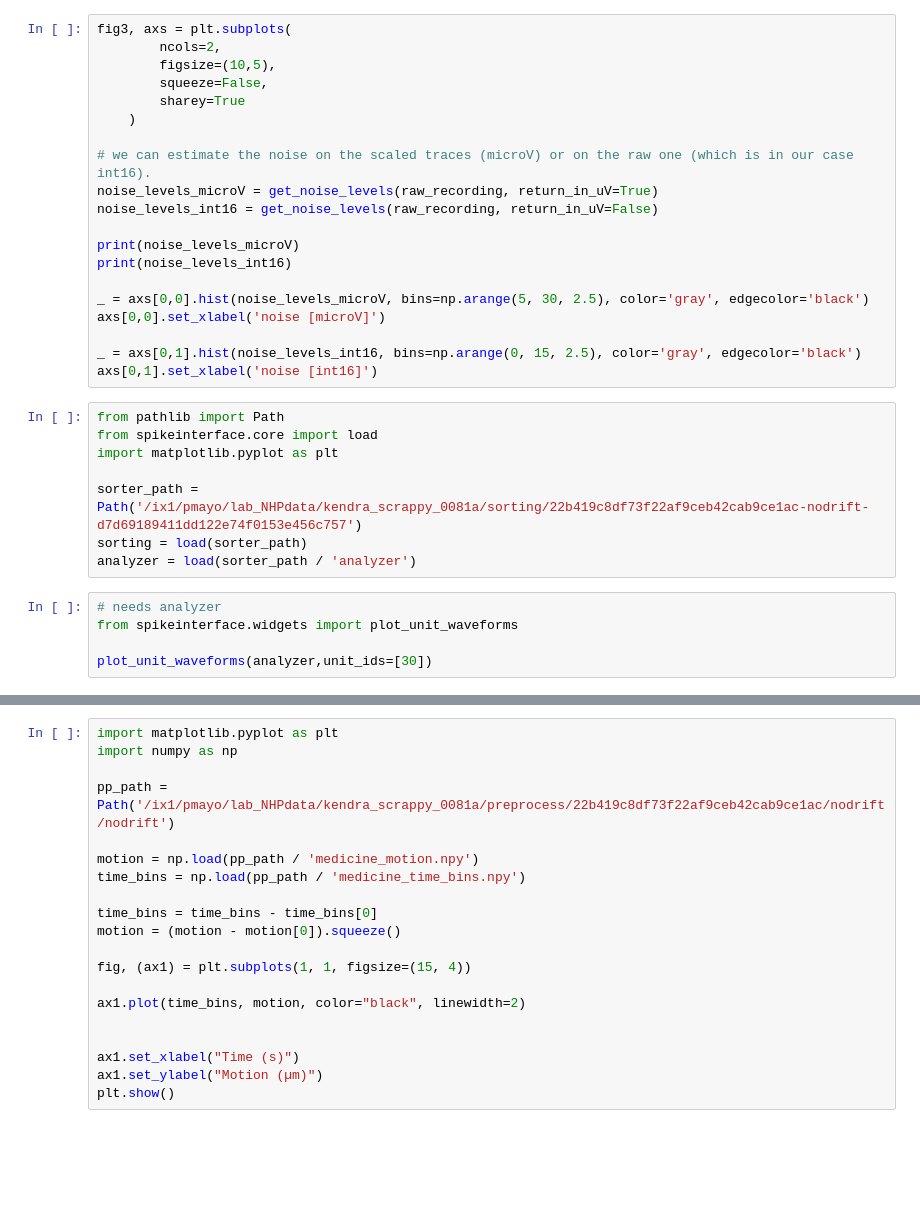
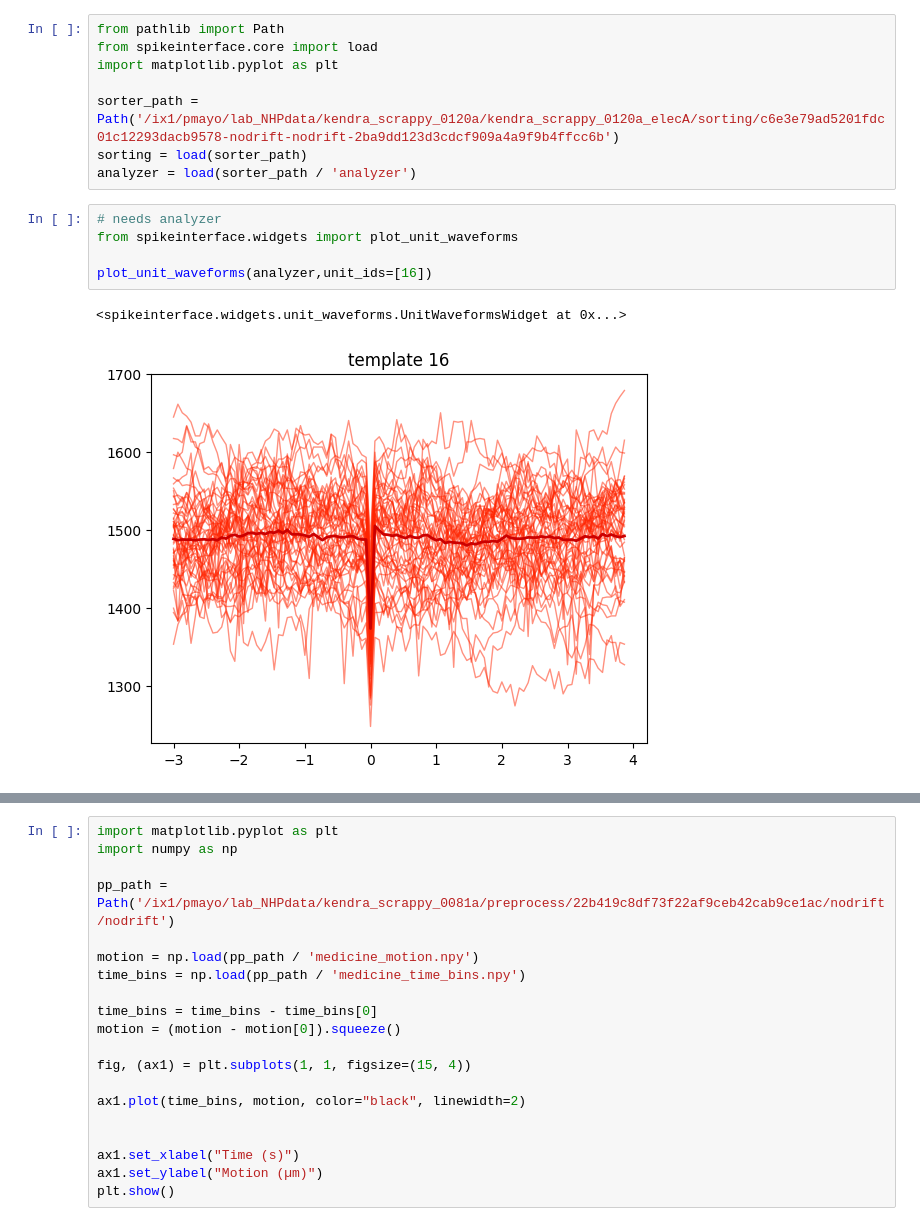
Before and after one commit to mayolabvision/nhp-data-pipeline, a Jupyter notebook: pipeline/tester.ipynb, the cells around one changed output, grey strips where cells are left out. Cells and saved outputs as stored; diff of their text form; blank space fills up the shorter version.

```diff
--- a/pipeline/tester.ipynb
+++ b/pipeline/tester.ipynb
@@ -6,38 +2,21 @@ os.getcwd()
 # %% [output]
 '/ihome/pmayo/knoneman/nhp-data-pipeline/pipeline'
-# %%
-fig3, axs = plt.subplots(
-        ncols=2,
-        figsize=(10,5),
-        squeeze=False,
-        sharey=True
-    )
-
-# we can estimate the noise on the scaled traces (microV) or on the raw one (which is in our case int16).
-noise_levels_microV = get_noise_levels(raw_recording, return_in_uV=True)
-noise_levels_int16 = get_noise_levels(raw_recording, return_in_uV=False)
-
-print(noise_levels_microV)
-print(noise_levels_int16)
-
-_ = axs[0,0].hist(noise_levels_microV, bins=np.arange(5, 30, 2.5), color='gray', edgecolor='black')
-axs[0,0].set_xlabel('noise [microV]')
-
-_ = axs[0,1].hist(noise_levels_int16, bins=np.arange(0, 15, 2.5), color='gray', edgecolor='black')
-axs[0,1].set_xlabel('noise [int16]')
 # %%
 from pathlib import Path
 from spikeinterface.core import load
 import matplotlib.pyplot as plt
 
-sorter_path = Path('/ix1/pmayo/lab_NHPdata/kendra_scrappy_0081a/sorting/22b419c8df73f22af9ceb42cab9ce1ac-nodrift-d7d69189411dd122e74f0153e456c757')
+sorter_path = Path('/ix1/pmayo/lab_NHPdata/kendra_scrappy_0120a/kendra_scrappy_0120a_elecA/sorting/c6e3e79ad5201fdc01c12293dacb9578-nodrift-nodrift-2ba9dd123d3cdcf909a4a9f9b4ffcc6b')
 sorting = load(sorter_path)
 analyzer = load(sorter_path / 'analyzer')
 # %%
 # needs analyzer
 from spikeinterface.widgets import plot_unit_waveforms
 
-plot_unit_waveforms(analyzer,unit_ids=[30])
+plot_unit_waveforms(analyzer,unit_ids=[16])
+# %% [output]
+<spikeinterface.widgets.unit_waveforms.UnitWaveformsWidget at 0x...>
+[figure, added]
 # %%
 # Summary plot of all units
 from spikeinterface.widgets import plot_unit_presence, plot_rasters, plot_unit_depths, plot_template_similarity
```
Also changed, not shown: parts of 3 cells of this notebook, 2 other files.
